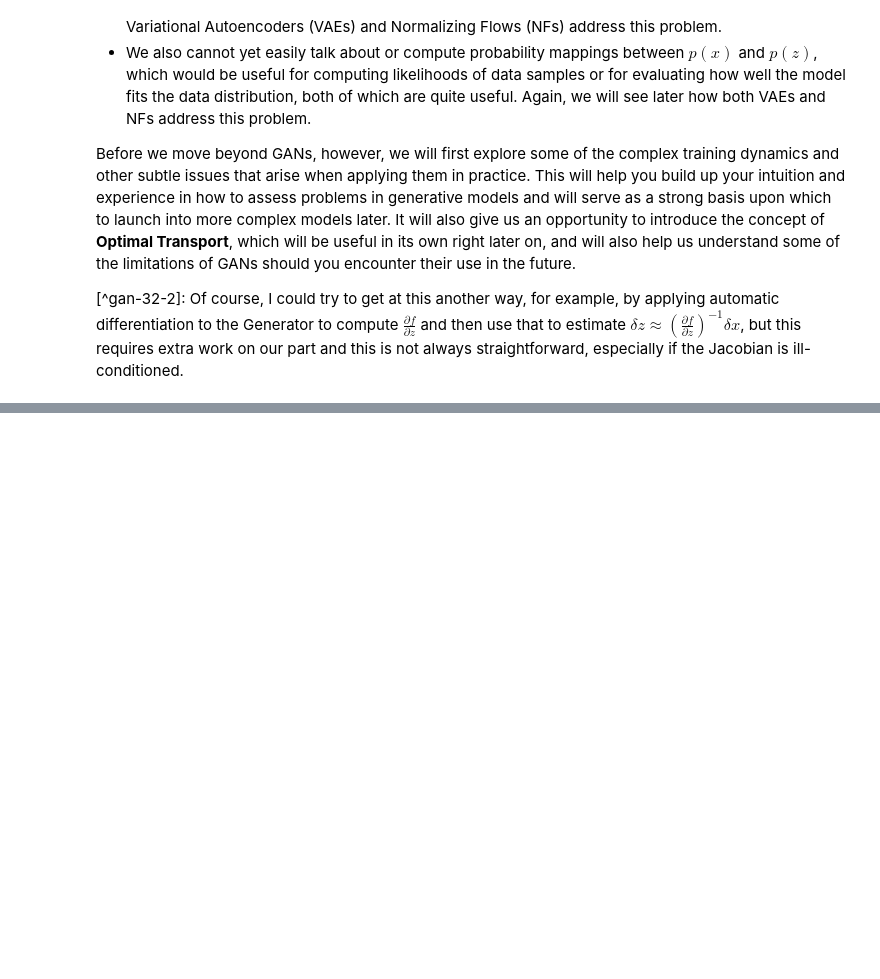
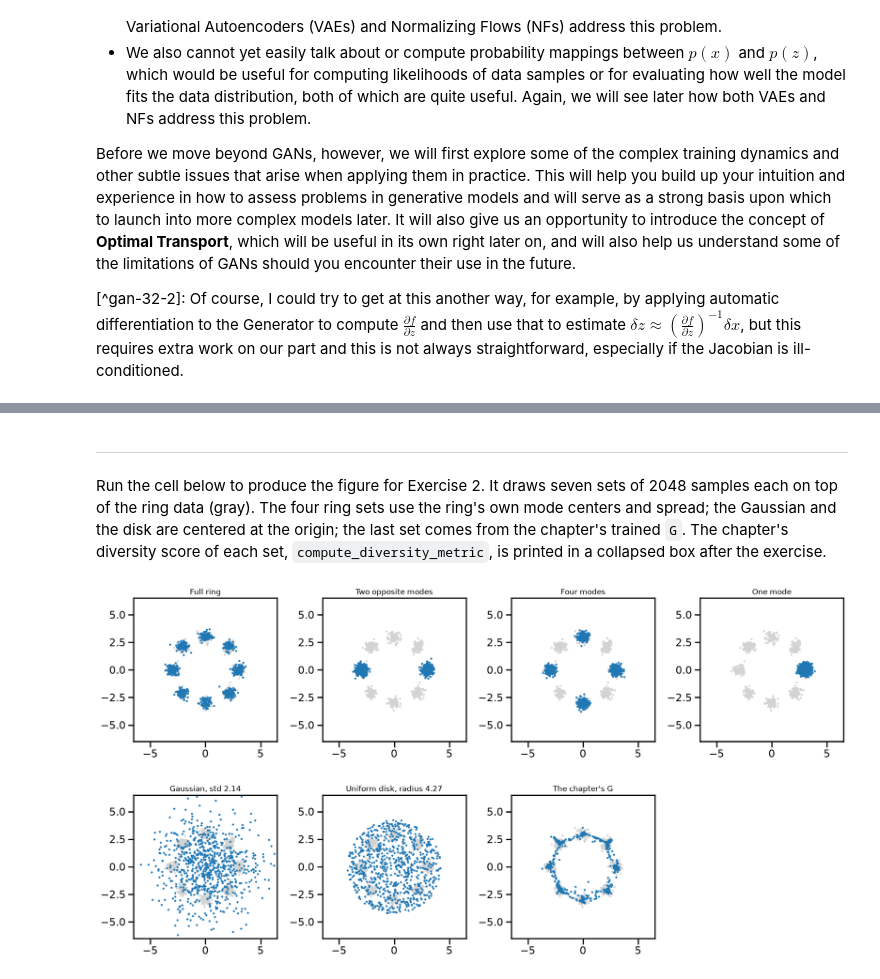
Before and after one commit to IDEALLab/ML4ME_Textbook, a Jupyter notebook: part2/gen_models/intro_to_GANS.ipynb, the cells around one changed output, grey strips where cells are left out. Drawn from its saved outputs; the diff is of its cells as text; code cells hidden in the pictures; blank space fills up the shorter version.

```diff
--- a/part2/gen_models/intro_to_GANS.ipynb
+++ b/part2/gen_models/intro_to_GANS.ipynb
@@ -827,0 +935,47 @@ Before we move beyond GANs, however, we will first explore some of the complex t
+# %% [markdown]
+---
+# %% [markdown]
+Run the cell below to produce the figure for Exercise 2. It draws seven sets of 2048 samples each on top of the ring data (gray). The four ring sets use the ring's own mode centers and spread; the Gaussian and the disk are centered at the origin; the last set comes from the chapter's trained `G`. The chapter's diversity score of each set, `compute_diversity_metric`, is printed in a collapsed box after the exercise.
+# %%
+#| echo: false
+# Figure for Exercise 2: seven sample sets of 2048 points (their diversity scores are printed further below)
+rng_ex2 = np.random.default_rng(RNG_SEED)
+n_ex2 = 2048
+ring_angles = np.linspace(0, 2 * np.pi, 8, endpoint=False)
+ring_centers = 3.0 * np.stack([np.cos(ring_angles), np.sin(ring_angles)], axis=1)
+
+
+def ring_modes(modes):
+    # Equal-weight Gaussian blobs (std 0.25) at the chosen mode centers of the ring
+    pick = rng_ex2.choice(modes, n_ex2)
+    return ring_centers[pick] + 0.25 * rng_ex2.standard_normal((n_ex2, 2))
+
+
+disk_r = 4.272 * np.sqrt(rng_ex2.random(n_ex2))
+disk_t = 2 * np.pi * rng_ex2.random(n_ex2)
+torch.manual_seed(RNG_SEED)
+with torch.no_grad():
+    samples_G = G(torch.randn(n_ex2, 2, device=device)).cpu().numpy()
+
+sample_sets = {
+    'Full ring': ring_modes(np.arange(8)),
+    'Two opposite modes': ring_modes([0, 4]),
+    'Four modes': ring_modes([0, 2, 4, 6]),
+    'One mode': ring_modes([0]),
+    'Gaussian, std 2.14': 2.136 * rng_ex2.standard_normal((n_ex2, 2)),
+    'Uniform disk, radius 4.27': np.stack([disk_r * np.cos(disk_t), disk_r * np.sin(disk_t)], axis=1),
+    "The chapter's G": samples_G,
+}
+fig, axes = plt.subplots(2, 4, figsize=(17, 9))
+for ax, (name, s) in zip(axes.ravel(), sample_sets.items()):
+    ax.scatter(X_ring[:800, 0], X_ring[:800, 1], s=3, color='lightgray')
+    ax.scatter(s[:800, 0], s[:800, 1], s=3, color='tab:blue')
+    ax.set_title(name, fontsize=12)
+    ax.set_xlim(-6.5, 6.5)
+    ax.set_ylim(-6.5, 6.5)
+    ax.set_aspect('equal')
+axes.ravel()[-1].axis('off')
+plt.tight_layout()
+plt.show()
+# %% [output]
+[figure, added]
```
Also changed, not shown: parts of 16 cells of this notebook, 6 other files.
